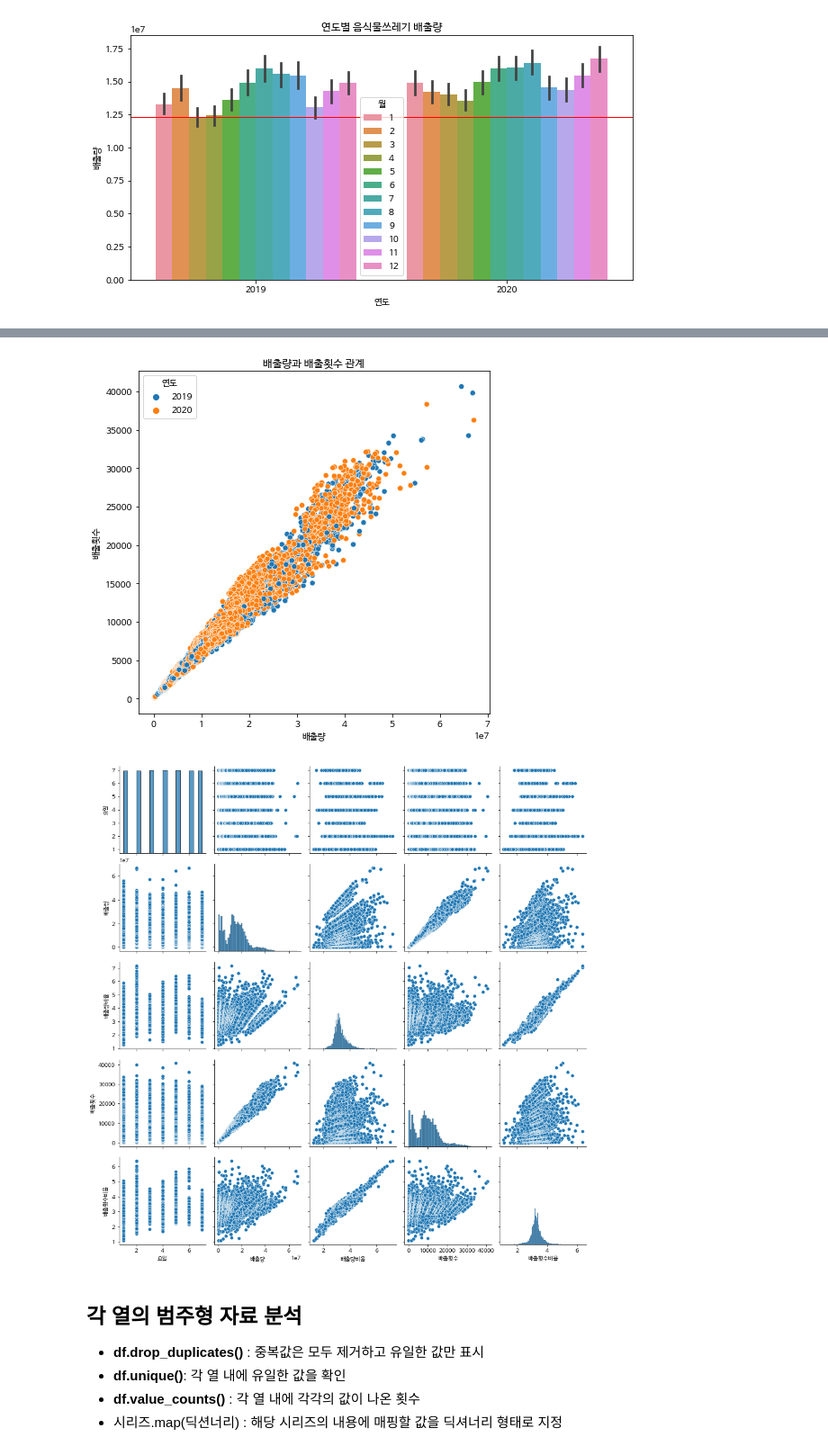
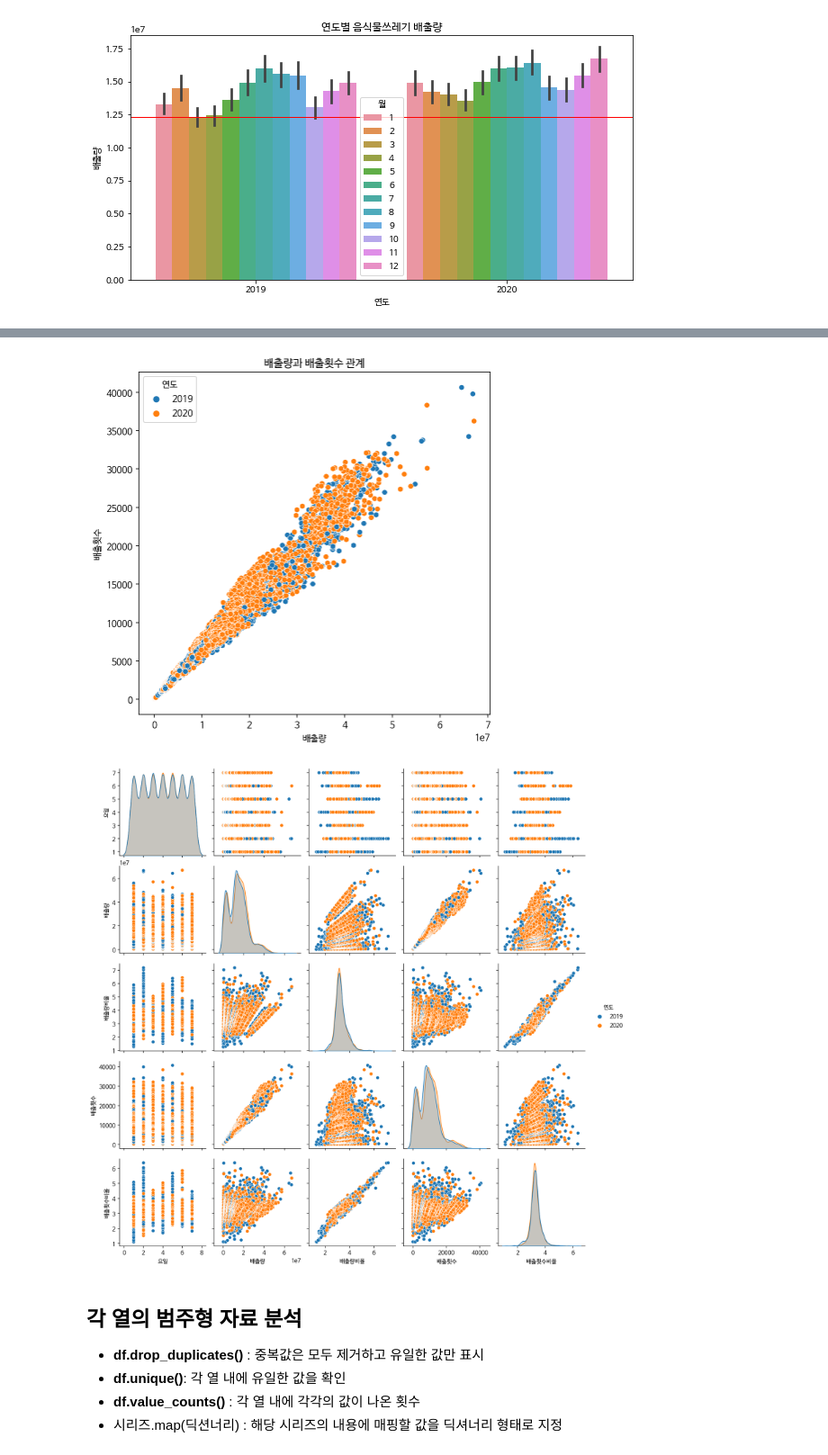
Before and after one commit to cybermin/2022_BSSM, a Jupyter notebook: 03_pandas_basic.ipynb, the cells around one changed output, grey strips where cells are left out. Shown at 90% size. Drawn from its saved outputs; the diff is of its cells as text; code cells hidden in the pictures.

```diff
--- a/03_pandas_basic.ipynb
+++ b/03_pandas_basic.ipynb
@@ -45,0 +45,3 @@ import pandas as pd
+# %%
+#데이터불러오기
+df = pd.read_csv('/content/drive/MyDrive/BSSM/BSSM2022/data/부산RFID음식물쓰레기.csv')
@@ -102,6 +175,7 @@ dt 접근자 | 내용
 .dt.days_in_month | 월 일수(숫자) (=daysinmonth)
 # %%
 #일자를 날짜 형식으로 변환
+df['일자'] = pd.to_datetime(df['일자'])
 # %%
 #변환 확인
 df.info()
@@ -124,5 +198,5 @@ dtypes: datetime64[ns](1), float64(2), int64(3), object(3)
 memory usage: 822.5+ KB
 # %%
 #연도/월 추출하여 연도/월 열 추가
-df['연도'] =
-df['월'] =
+df['연도'] = df['일자'].dt.year
+df['월'] = df['일자'].dt.month
@@ -150,8 +233,8 @@ dtypes: datetime64[ns](1), float64(2), int64(5), object(3)
 memory usage: 1005.2+ KB
 # %%
 # 연도와 월을 범주형 데이터타입으로 변경
-df['연도'] =
-df['월'] =
+df['연도'] = df['연도'].astype('category')
+df['월'] = df['월'].astype('category')
 # %%
 df.info()
 # %% [output]
@@ -191,16 +295,16 @@ plt.show()
 # %%
 plt.figure(figsize=(7,7))
 
-
+sns.scatterplot(x='배출량', y='배출횟수', hue='연도', data=df)
 plt.title('배출량과 배출횟수 관계')
 plt.show()
 # %% [output]
-[figure, old version]
+[figure, new version]
 # %%
-sns.pairplot(df)
+sns.pairplot(hue='연도', data=df)
 plt.show()
 # %% [output]
-[figure, old version]
+[figure, new version]
 # %% [markdown]
 ## **각 열의 범주형 자료 분석**
 
```
Also changed, not shown: parts of 45 cells of this notebook.
